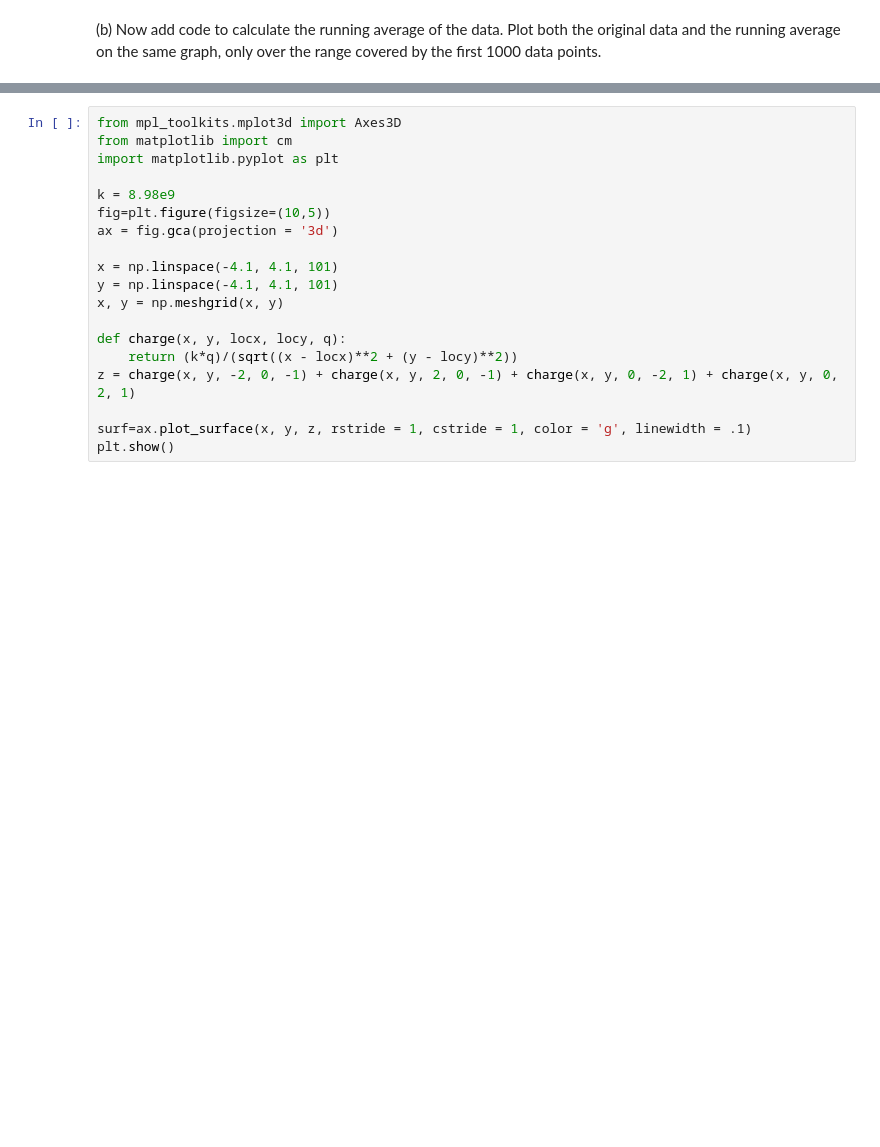
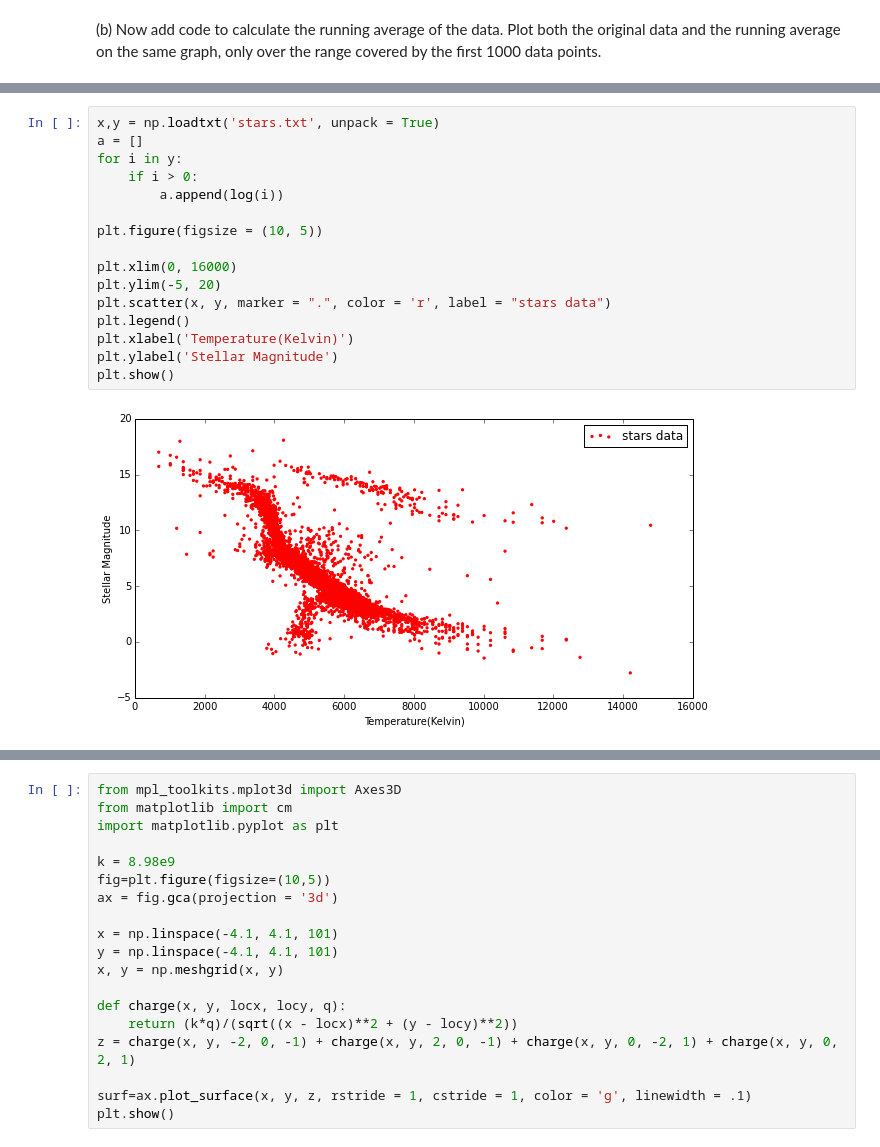
Before and after one commit to mkourjan/PHYS202-S14, a Jupyter notebook: Graphics/GraphicsExercises.ipynb, the cells around one changed output, grey strips where cells are left out. Saved outputs shown, nothing was run; the diff lists cells and outputs as text; blank space fills up the shorter version.

```diff
--- a/Graphics/GraphicsExercises.ipynb
+++ b/Graphics/GraphicsExercises.ipynb
@@ -104,0 +109,18 @@ plt.show()
+# %%
+x,y = np.loadtxt('stars.txt', unpack = True)
+a = []
+for i in y:
+    if i > 0:
+        a.append(log(i))
+
+plt.figure(figsize = (10, 5))
+
+plt.xlim(0, 16000)
+plt.ylim(-5, 20)
+plt.scatter(x, y, marker = ".", color = 'r', label = "stars data")
+plt.legend()
+plt.xlabel('Temperature(Kelvin)')
+plt.ylabel('Stellar Magnitude')
+plt.show()
+# %% [output]
+[figure, added]
```
Also changed, not shown: parts of 8 cells of this notebook, 5 other files.
